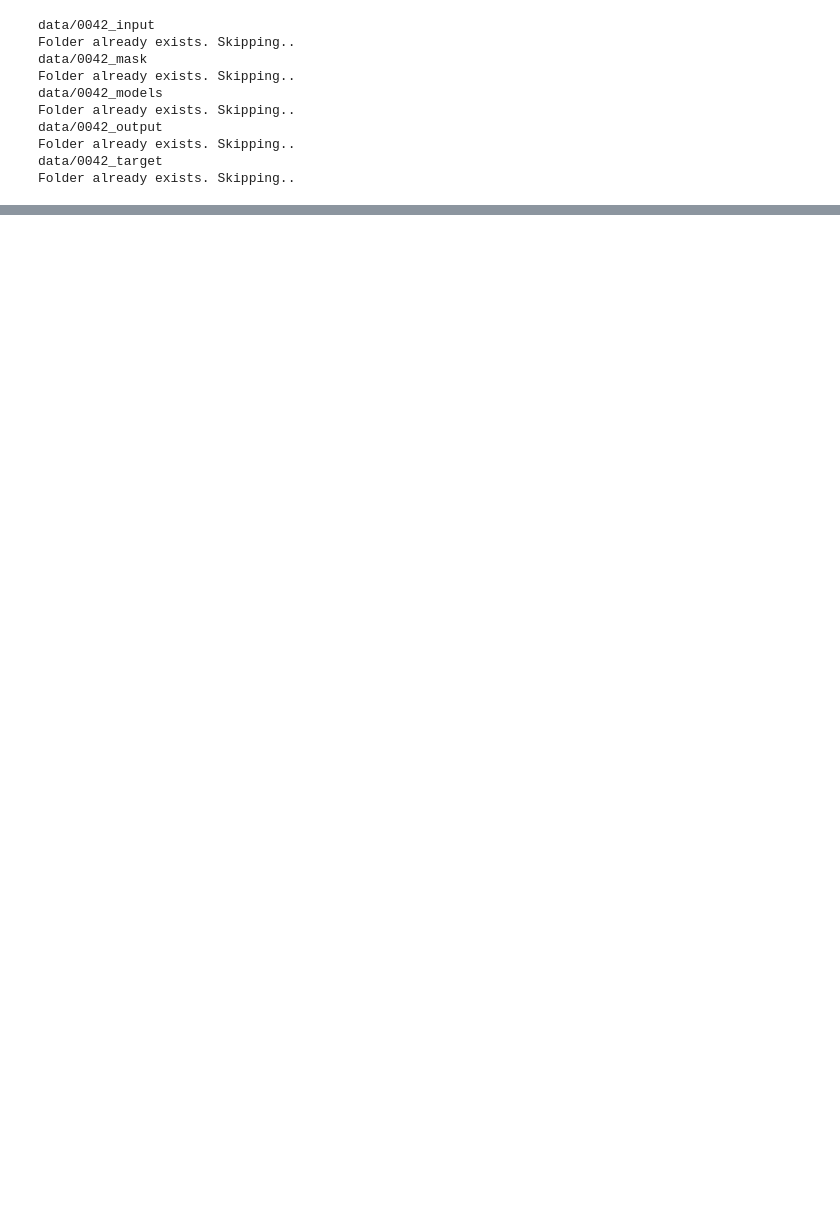
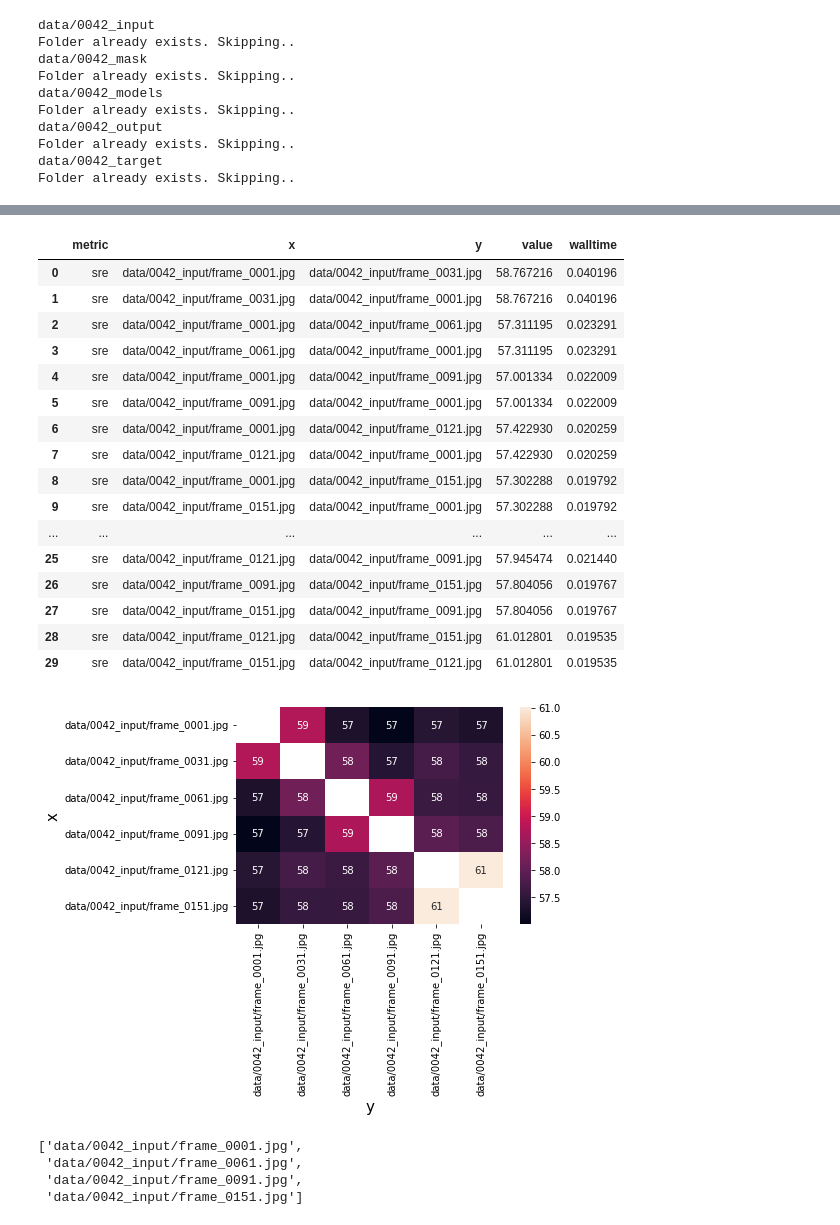
Before and after one commit to nea-insomnia/prototyping_HGM, a Jupyter notebook: Backbone_pipeline_POC.ipynb, the cells around one changed output, grey strips where cells are left out. Drawn from its saved outputs; the diff is of its cells as text; code cells hidden in the pictures; blank space fills up the shorter version.

```diff
--- a/Backbone_pipeline_POC.ipynb
+++ b/Backbone_pipeline_POC.ipynb
@@ -154,0 +94,25 @@ list(all_frames.items())[30]
+# %%
+def get_fps() -> int:
+    try:
+        #Most common ID for webcams:
+        #cap = cv2.VideoCapture(0)
+        cap = cv2.VideoCapture(video_path)
+        fps = cap.get(cv2.CAP_PROP_FPS)
+    except cv2.error as error:
+        print("[Error]: {}".format(error))
+    cap.release()
+
+    return int(fps)
+# %%
+all_frame_names = [name for name in glob.glob(f'data/{user_id}_input/*.jpg')]
+#all_frames = [cv2.imread(frame) for frame in glob.glob(f'data/{user_id}_input/*.jpg')]
+all_frame_names.sort()
+all_frame_names
+all_frame_data = [cv2.imread(frame) for frame in all_frame_names]
+
+all_frames = list(zip(all_frame_names, all_frame_data))
+
+fps = get_fps()
+comparison_frames = dict(all_frames[::fps])
+#dictionary = dict(zip(keys, values))
+comparison_frames
@@ -174,14 +156,33 @@ def compare(df: pd.DataFrame, img_name_a: str, img_name_b: str, img_a: np.ndarra
 # %%
 #Build some nice plots for better evaluation
 #Select one metric and pivot the dataframe for creating the heatmap plot
 
 df = pd.DataFrame()
-for pair in combinations(comparison_images.keys(), 2):
+for pair in combinations(comparison_frames.keys(), 2):
     #print(pair)
     #*pair : instead handing over a tuple(a,b) , hand over each element as separate argument a,b
-    df = compare(df, *pair, comparison_images[pair[0]], comparison_images[pair[1]], all_metrics)
+    df = compare(df, *pair, comparison_frames[pair[0]], comparison_frames[pair[1]], all_metrics)
 
 plot_df = df[df.metric == 'sre'].pivot('x', 'y', 'value')
 ax = sns.heatmap(plot_df, annot=True)
 df
+# %% [output]
+|  | metric | x | y | value | walltime |
+| 0 | sre | data/0042_input/frame_0001.jpg | data/0042_input/frame_0031.jpg | 58.767216 | 0.040196 |
+| 1 | sre | data/0042_input/frame_0031.jpg | data/0042_input/frame_0001.jpg | 58.767216 | 0.040196 |
+| 2 | sre | data/0042_input/frame_0001.jpg | data/0042_input/frame_0061.jpg | 57.311195 | 0.023291 |
+| 3 | sre | data/0042_input/frame_0061.jpg | data/0042_input/frame_0001.jpg | 57.311195 | 0.023291 |
+| 4 | sre | data/0042_input/frame_0001.jpg | data/0042_input/frame_0091.jpg | 57.001334 | 0.022009 |
+| 5 | sre | data/0042_input/frame_0091.jpg | data/0042_input/frame_0001.jpg | 57.001334 | 0.022009 |
+| 6 | sre | data/0042_input/frame_0001.jpg | data/0042_input/frame_0121.jpg | 57.422930 | 0.020259 |
+| 7 | sre | data/0042_input/frame_0121.jpg | data/0042_input/frame_0001.jpg | 57.422930 | 0.020259 |
+| 8 | sre | data/0042_input/frame_0001.jpg | data/0042_input/frame_0151.jpg | 57.302288 | 0.019792 |
+| 9 | sre | data/0042_input/frame_0151.jpg | data/0042_input/frame_0001.jpg | 57.302288 | 0.019792 |
+| ... | ... | ... | ... | ... | ... |
+| 25 | sre | data/0042_input/frame_0121.jpg | data/0042_input/frame_0091.jpg | 57.945474 | 0.021440 |
+| 26 | sre | data/0042_input/frame_0091.jpg | data/0042_input/frame_0151.jpg | 57.804056 | 0.019767 |
+| 27 | sre | data/0042_input/frame_0151.jpg | data/0042_input/frame_0091.jpg | 57.804056 | 0.019767 |
+| 28 | sre | data/0042_input/frame_0121.jpg | data/0042_input/frame_0151.jpg | 61.012801 | 0.019535 |
+| 29 | sre | data/0042_input/frame_0151.jpg | data/0042_input/frame_0121.jpg | 61.012801 | 0.019535 |
+[figure, added]
 # %%
@@ -207,7 +208,12 @@ def select_keyframes(comparison_images: Dict[str,np.ndarray], max_keyframes: int
 
     return keyframes
 # %%
-keyframes = select_keyframes(comparison_images, max_keyframes)
+keyframes = select_keyframes(comparison_frames, max_keyframes)
 keyframes
+# %% [output]
+['data/0042_input/frame_0001.jpg',
+ 'data/0042_input/frame_0061.jpg',
+ 'data/0042_input/frame_0091.jpg',
+ 'data/0042_input/frame_0151.jpg']
 # %%
 for img_name in keyframes:
```
Also changed, not shown: parts of 9 cells of this notebook.
